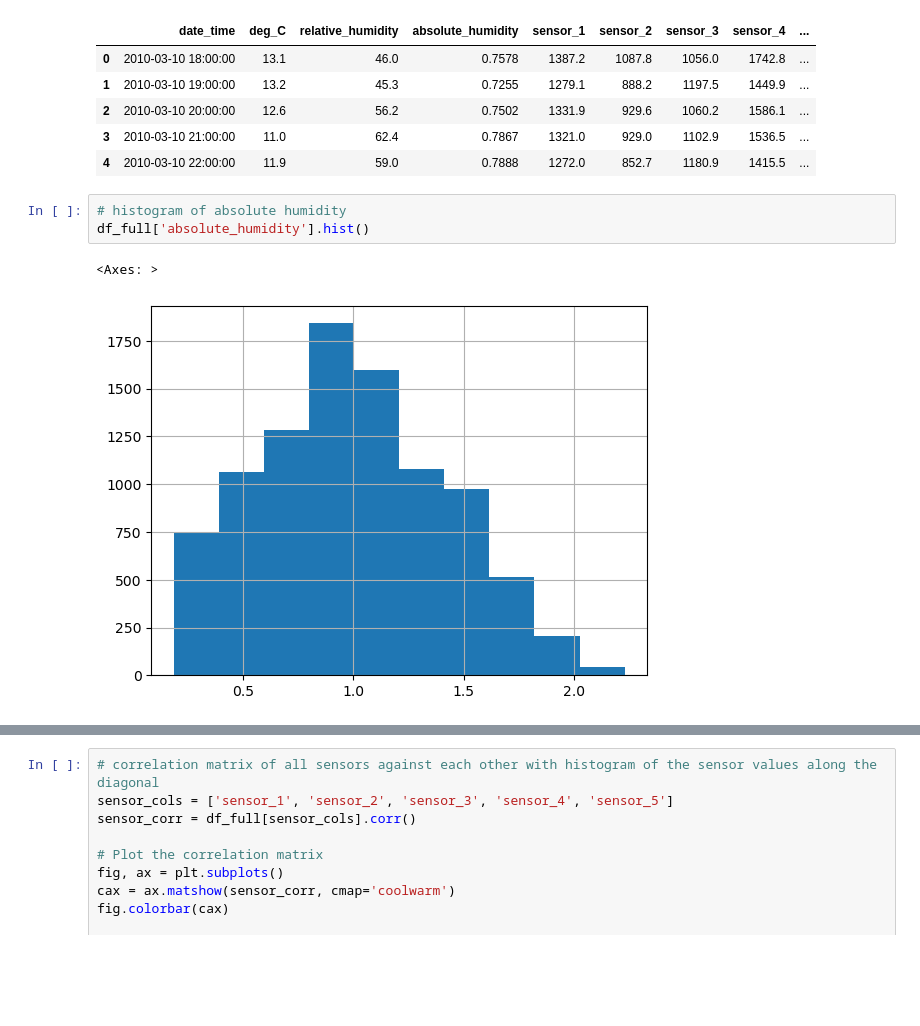
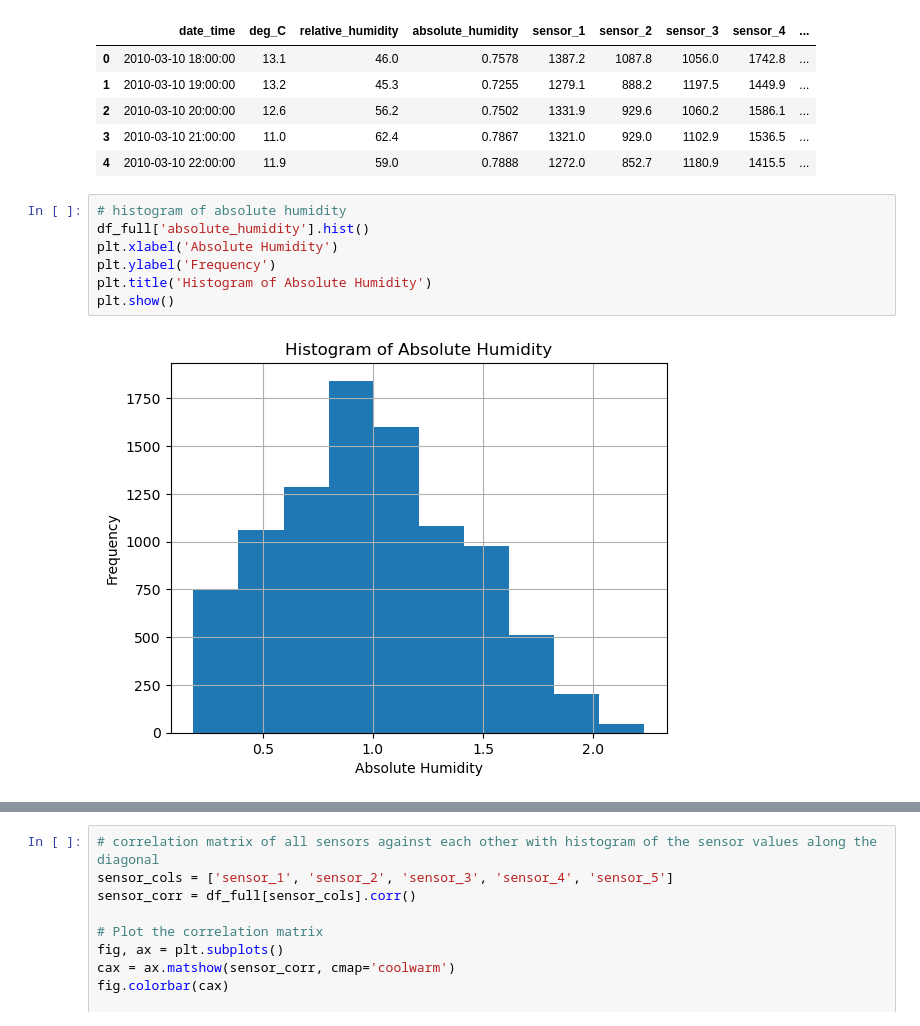
Before and after one commit to andy-12-08/deloitte_ds, a Jupyter notebook: notebook/PART_2.ipynb, the cells around one changed output, grey strips where cells are left out. Saved outputs shown, nothing was run; the diff lists cells and outputs as text; blank space fills up the shorter version.

```diff
--- a/notebook/PART_2.ipynb
+++ b/notebook/PART_2.ipynb
@@ -460,8 +460,11 @@ df_full.head()
 # %%
 # histogram of absolute humidity
 df_full['absolute_humidity'].hist()
+plt.xlabel('Absolute Humidity')
+plt.ylabel('Frequency')
+plt.title('Histogram of Absolute Humidity')
+plt.show()
 # %% [output]
-<Axes: >
-[figure, old version]
+[figure, new version]
 # %%
 # sensor_1 to sensor_5 histogram overlaid on same figure
```
Also changed, not shown: parts of 2 cells of this notebook, 3 other files.
